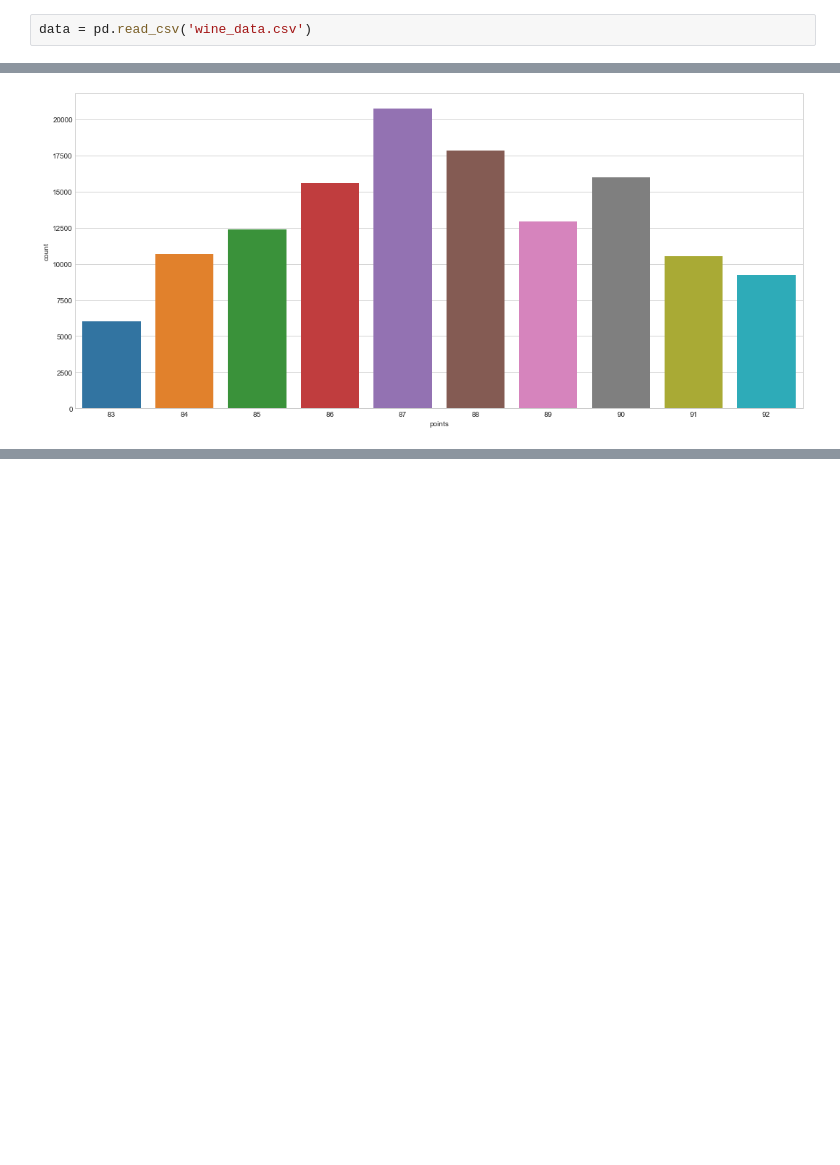
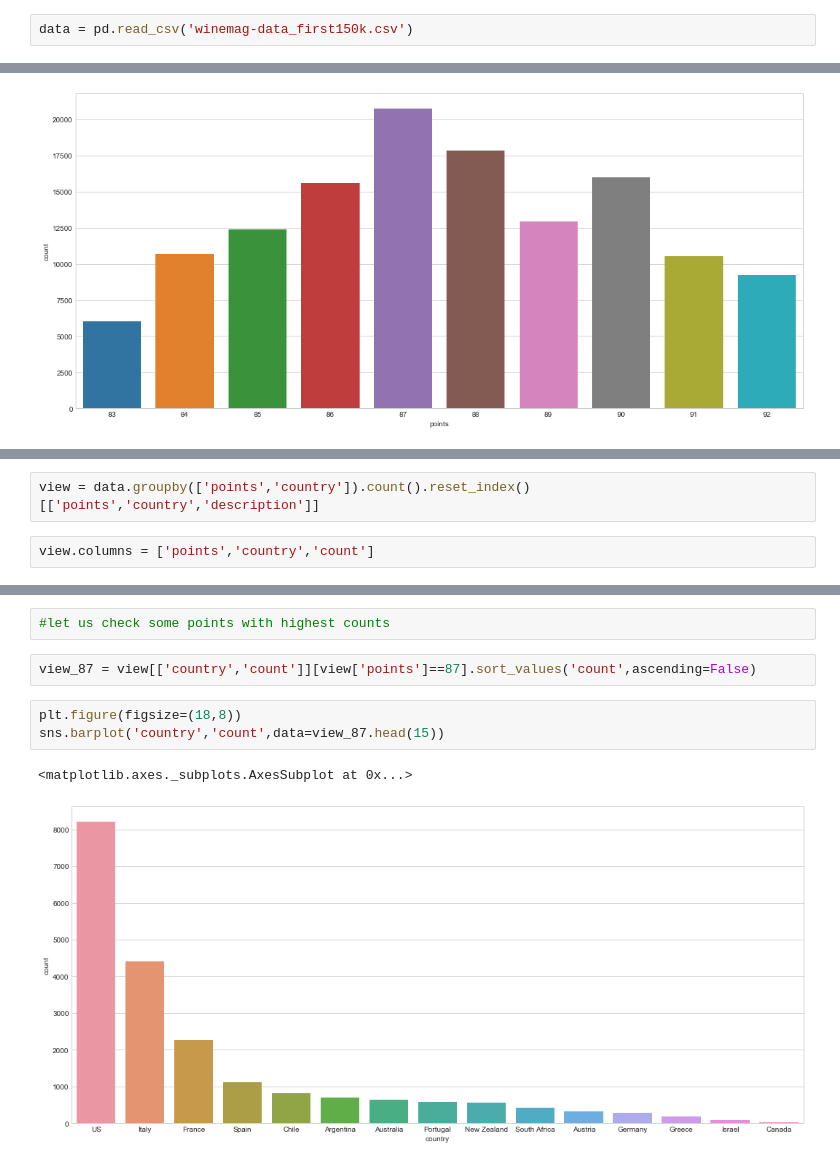
Before and after one commit to MritunjayMohitesh/wine_reviews_EDA, a Jupyter notebook: Winery-EDA.ipynb, the cells around one changed output, grey strips where cells are left out. Drawn from its saved outputs; the diff is of its cells as text; blank space fills up the shorter version.

```diff
--- a/Winery-EDA.ipynb
+++ b/Winery-EDA.ipynb
@@ -6,7 +7,7 @@ import matplotlib.pyplot as plt
 # %%
 sns.set_style('whitegrid')
 # %%
-data = pd.read_csv('wine_data.csv')
+data = pd.read_csv('winemag-data_first150k.csv')
 # %%
 data.head()
 # %% [output]
@@ -189,0 +197,4 @@ sns.barplot(x=point_count.index[:10],y='count',data=point_count.head(10))
+# %%
+view = data.groupby(['points','country']).count().reset_index()[['points','country','description']]
+# %%
+view.columns = ['points','country','count']
@@ -189,0 +210,10 @@ sns.barplot(x=point_count.index[:10],y='count',data=point_count.head(10))
+# %%
+#let us check some points with highest counts
+# %%
+view_87 = view[['country','count']][view['points']==87].sort_values('count',ascending=False)
+# %%
+plt.figure(figsize=(18,8))
+sns.barplot('country','count',data=view_87.head(15))
+# %% [output]
+<matplotlib.axes._subplots.AxesSubplot at 0x...>
+[figure, added]
```
Also changed, not shown: parts of 22 cells of this notebook.
